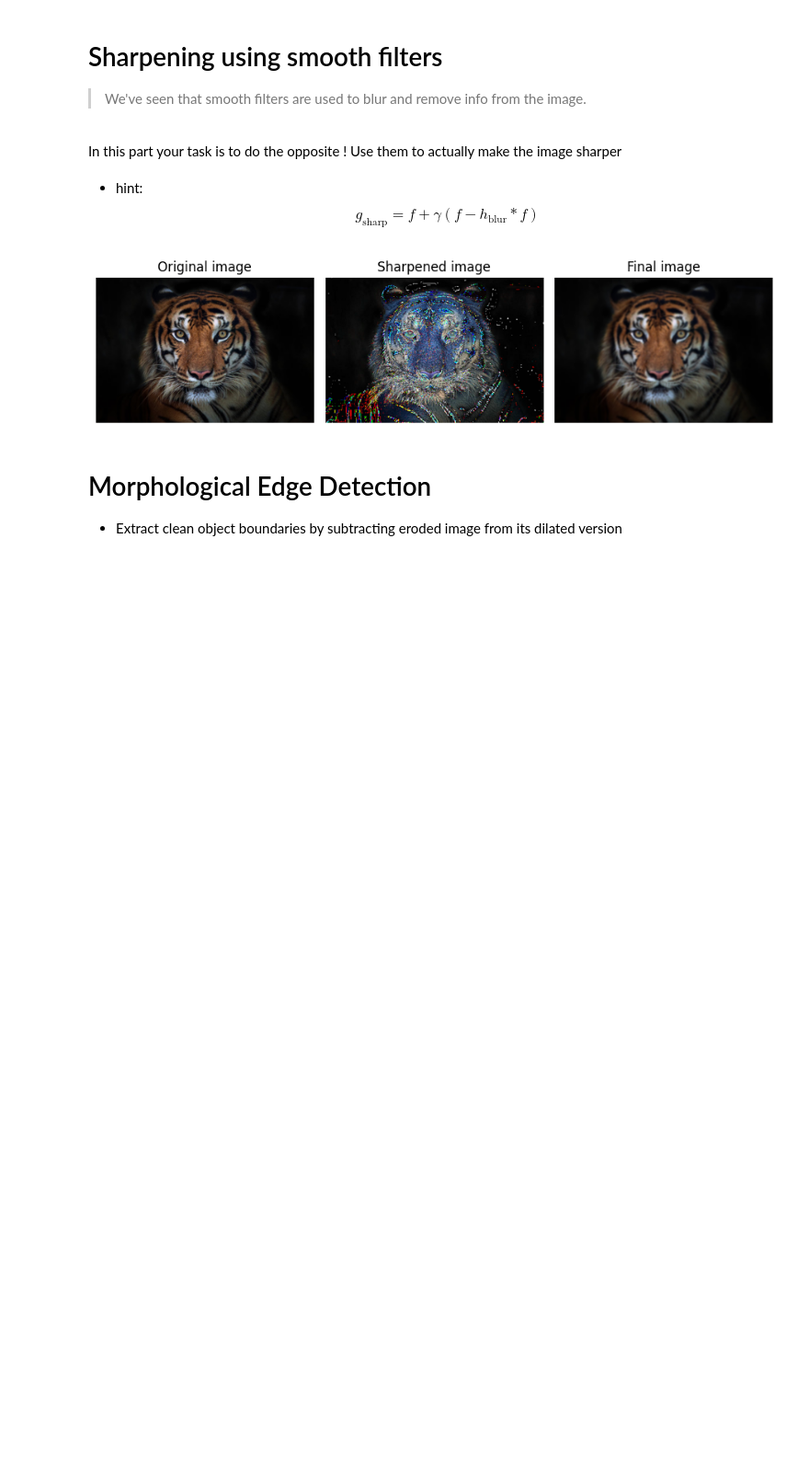
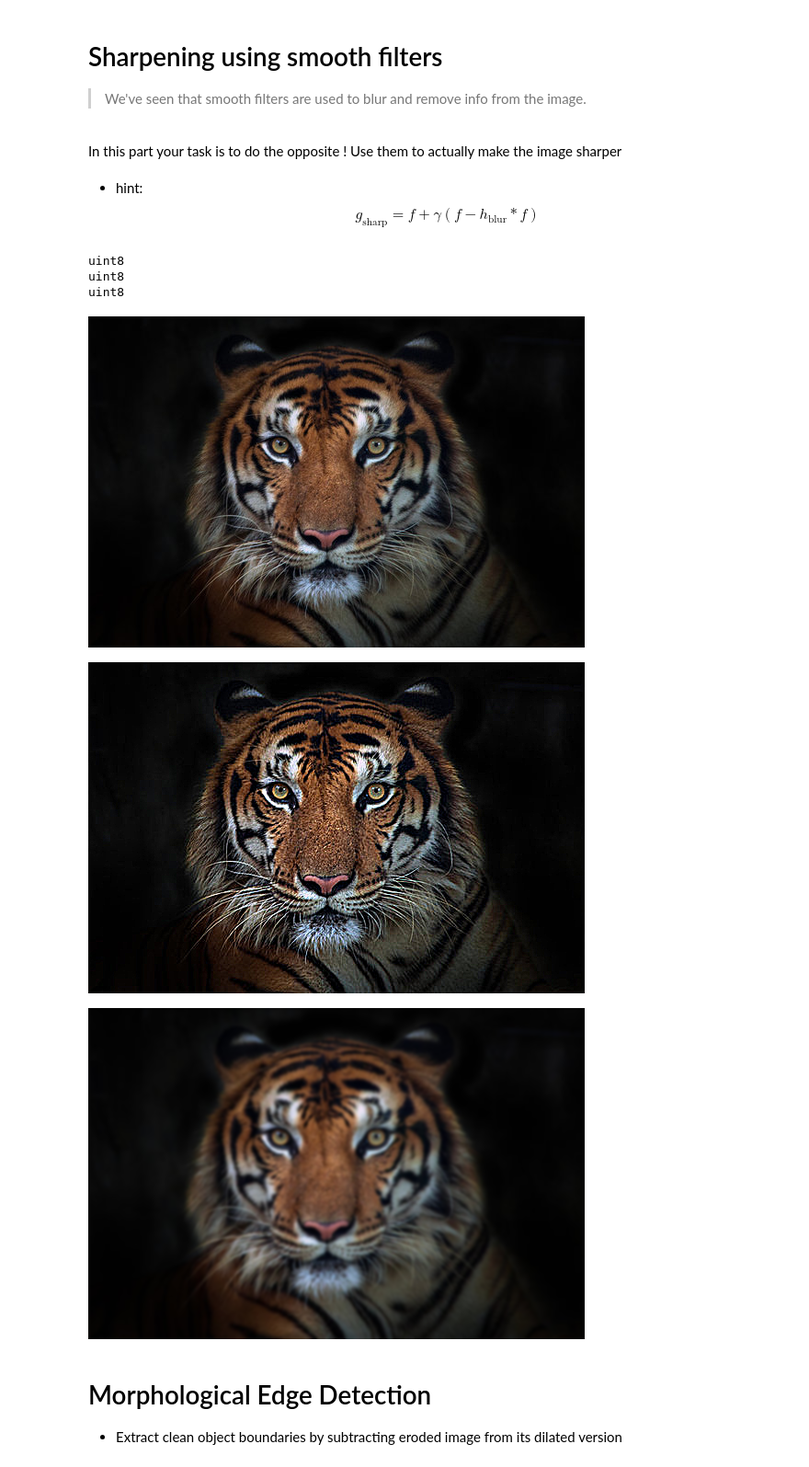
Before and after one commit to zahrajavanbakhsh/AI2025, a Jupyter notebook: week2/tasks.ipynb, the cells around one changed output. Shown at 92% size. Saved outputs shown, nothing was run; the diff lists cells and outputs as text; code cells hidden in the pictures; blank space fills up the shorter version.

```diff
--- a/week2/tasks.ipynb
+++ b/week2/tasks.ipynb
@@ -19,53 +19,63 @@ $$
 # %%
 
 def sharpen_image(image, kernel_size=(7, 7), gamma=2):
   # TODO: Apply a smoothing filter (e.g., Gaussian blur)
   gaussian_image = cv2.GaussianBlur(image , kernel_size , 0)
-
+  image = image.astype(np.float32)
   # TODO: Calculate the difference between the original and blurred image
   difference = image - gaussian_image
   # TODO: Apply the gamma factor
   difference = gamma * difference
   # TODO:
   # Add the sharpened detail back to the original image
   result = image + difference
+  result = np.clip(result , 0 , 255).astype(np.uint8)
+  #gaussian_image = np.clip(result , 0 , 255).astype(np.uint8)
   #result = cv2.addWeighted(image , 1 , difference , 0.5 , 0)
   # Convert sharpened_detail to the same data type as the original image
   #pass # return the sharp image and the blur one
   return result , gaussian_image
 
 
 image = cv2.imread('tiger.jpg')
+print(image.dtype)
 if image is not None:
   sharpened_img, blur = sharpen_image(image)
-  image = cv2.cvtColor(image , cv2.COLOR_BGR2RGB)
-  sharpen_image = cv2.cvtColor(sharpened_img , cv2.COLOR_BGR2RGB)
-  blur = cv2.cvtColor(blur , cv2.COLOR_BGR2RGB)
-  plt.figure(figsize=(18 , 6))
-  plt.subplot(1 , 6 ,1)
-  plt.imshow(image)
-  plt.title("Original image")
-  plt.axis('off')
-  plt.subplot(1 , 6 , 2)
-  plt.imshow(sharpened_img)
-  plt.title("Sharpened image")
-  plt.axis('off')
-  plt.subplot(1 , 6 , 3)
-  plt.imshow(blur)
-  plt.title("Final image")
-  plt.axis('off')
+  print(sharpened_img.dtype)
+  print(blur.dtype)
+  # image = cv2.cvtColor(image , cv2.COLOR_BGR2RGB)
+  # #sharpened_image = cv2.cvtColor(sharpened_img , cv2.COLOR_BGR2RGB)
+  # blur = cv2.cvtColor(blur , cv2.COLOR_BGR2RGB)
+  # plt.figure(figsize=(18 , 6))
+  # plt.subplot(1 , 3 ,1)
+  # plt.imshow(image)
+  # plt.title("Original image")
+  # plt.axis('off')
+  # plt.subplot(1 , 3, 2)
+  # plt.imshow(sharpened_img)
+  # plt.title("Sharpened image")
+  # plt.axis('off')
+  # plt.subplot(1 , 3 , 3)
+  # plt.imshow(blur)
+  # plt.title("Blur")
+  # plt.axis('off')
 
-  plt.tight_layout()
-  plt.show()
-  # cv2_imshow(image)
-  # cv2_imshow(sharpened_img)
-  # cv2_imshow(blur)
-  # cv2.waitKey(0)
-  # cv2.destroyAllWindows()
+  # plt.tight_layout()
+  # plt.show()
+  cv2_imshow(image)
+  cv2_imshow(sharpened_img)
+  cv2_imshow(blur)
+  cv2.waitKey(0)
+  cv2.destroyAllWindows()
 else:
   print("Error: Could not load image.")
 # %% [output]
+uint8
+uint8
+uint8
-[figure, old version]
+[figure, new version]
+[figure, added]
+[figure, added]
 # %% [markdown]
 # Morphological Edge Detection
 
```
Also changed, not shown: parts of 3 cells of this notebook.
